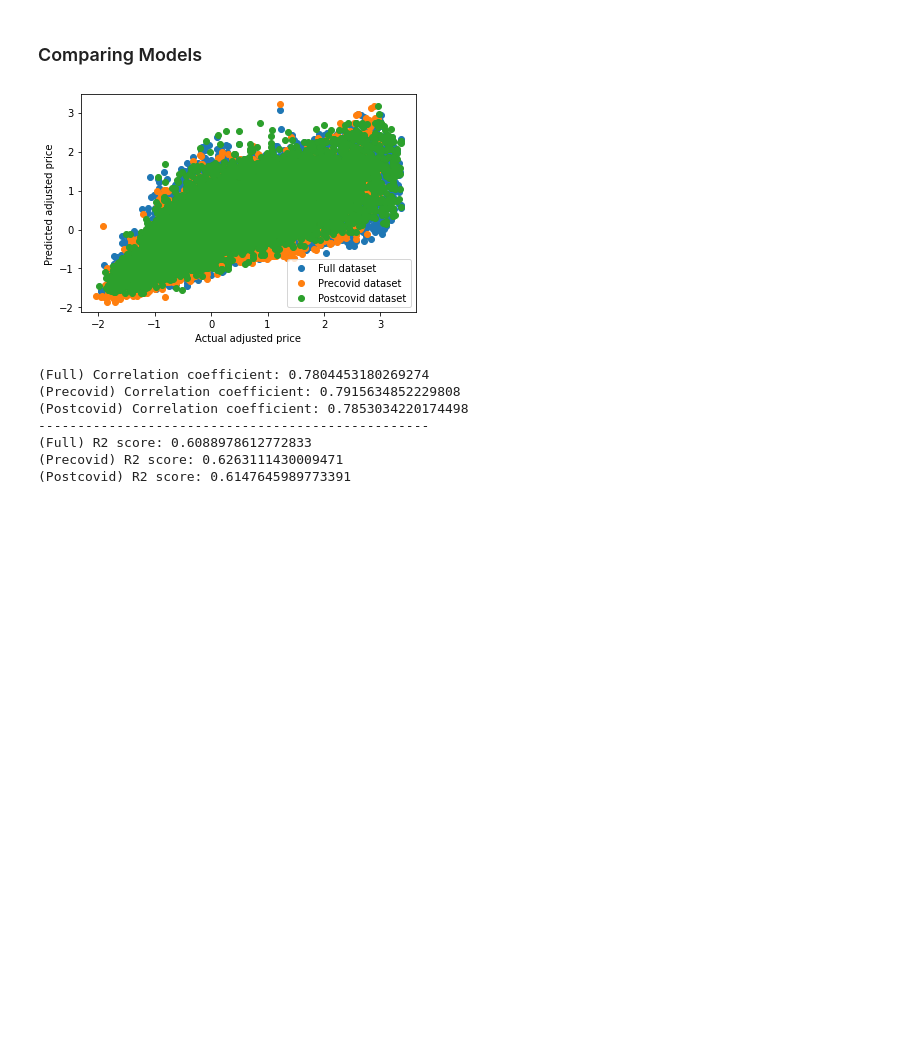
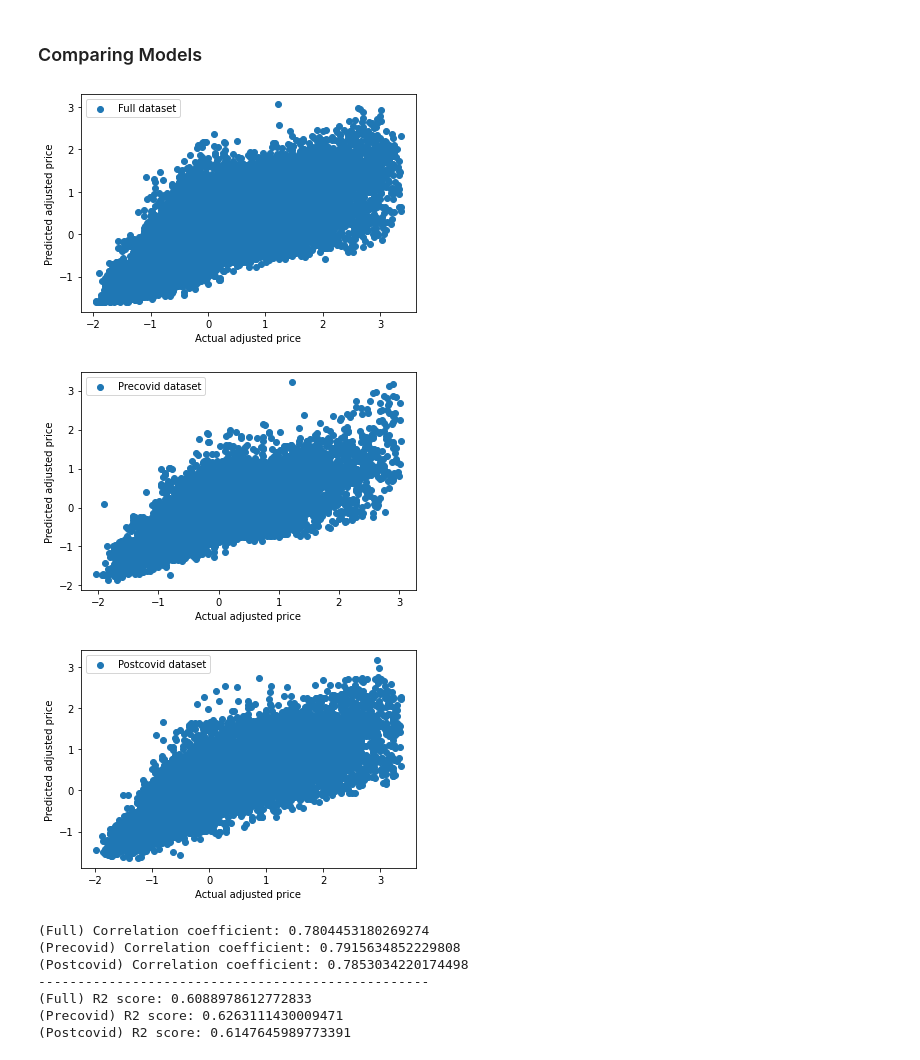
Before and after one commit to raphaelgohwx/datamining, a Jupyter notebook: LSTM.ipynb, the cells around one changed output. Cells and saved outputs as stored; diff of their text form; code cells hidden in the pictures; blank space fills up the shorter version.

```diff
--- a/LSTM.ipynb
+++ b/LSTM.ipynb
@@ -387,34 +379,46 @@ y_pred_precovid = grid_result_precovid.predict(X_test2)
 y_pred_postcovid = grid_result_postcovid.predict(X_test3)
 
 # Plot the predicted adjusted price against the actual adjusted price
 plt.scatter(y_test1, y_pred_fulldata, label='Full dataset')
+plt.xlabel('Actual adjusted price')
+plt.ylabel('Predicted adjusted price')
+plt.legend()
+plt.show()
+
 plt.scatter(y_test2, y_pred_precovid, label='Precovid dataset')
+plt.xlabel('Actual adjusted price')
+plt.ylabel('Predicted adjusted price')
+plt.legend()
+plt.show()
+
 plt.scatter(y_test3, y_pred_postcovid, label='Postcovid dataset')
 plt.xlabel('Actual adjusted price')
 plt.ylabel('Predicted adjusted price')
 plt.legend()
 plt.show()
 
 # Calculate the correlation coefficient
 correlation_fulldata = np.corrcoef(y_test1, y_pred_fulldata.flatten())[0, 1]
 correlation_precovid = np.corrcoef(y_test2, y_pred_precovid.flatten())[0, 1]
 correlation_postcovid = np.corrcoef(y_test3, y_pred_postcovid.flatten())[0, 1]
 
 print('(Full) Correlation coefficient:', correlation_fulldata)
 print('(Precovid) Correlation coefficient:', correlation_precovid)
 print('(Postcovid) Correlation coefficient:', correlation_postcovid)
 
 # Calculate r2 score
 from sklearn.metrics import r2_score
 r2_fulldata = r2_score(y_test1, y_pred_fulldata)
 r2_precovid = r2_score(y_test2, y_pred_precovid)
 r2_postcovid = r2_score(y_test3, y_pred_postcovid)
 print('-'*50)
 print('(Full) R2 score:', r2_fulldata)
 print('(Precovid) R2 score:', r2_precovid)
 print('(Postcovid) R2 score:', r2_postcovid)
 # %% [output]
-[figure, old version]
+[figure, new version]
+[figure, added]
+[figure, added]
 (Full) Correlation coefficient: 0.7804453180269274
 (Precovid) Correlation coefficient: 0.7915634852229808
 (Postcovid) Correlation coefficient: 0.7853034220174498
```
Also changed, not shown: parts of 4 cells of this notebook, 1 other file.
